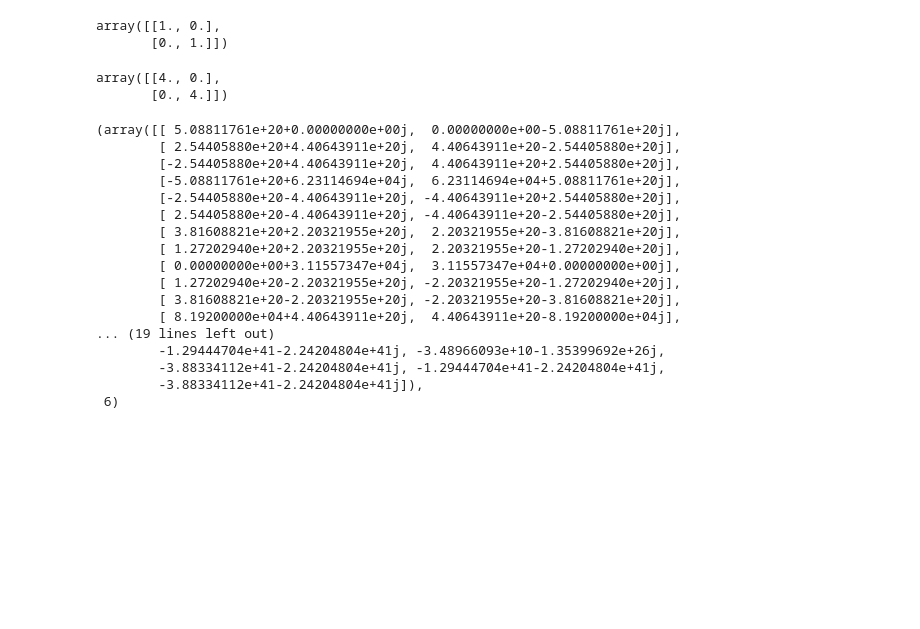
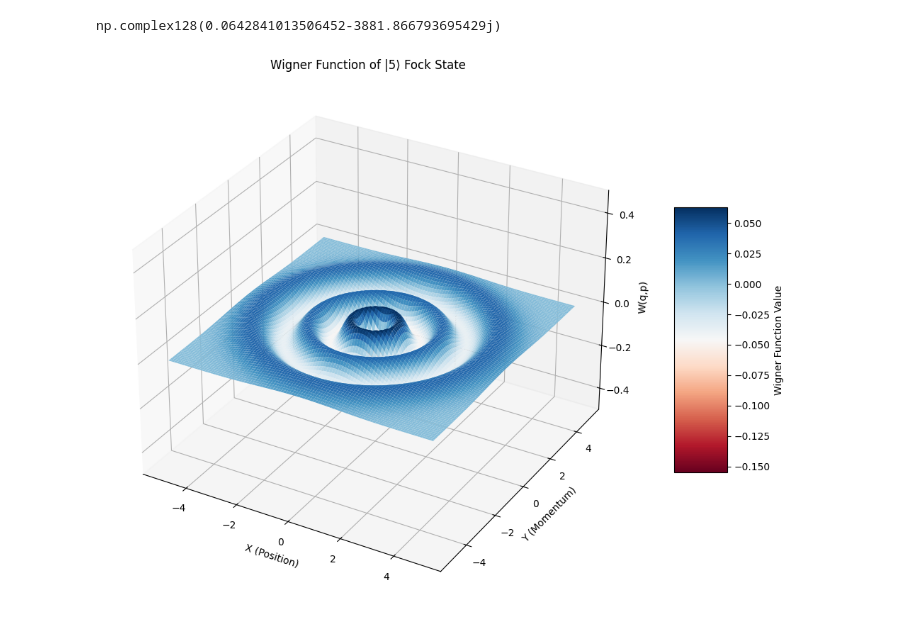
Before and after one commit to QiZhongLi/CV_Simulation, a Jupyter notebook: TestingClass.ipynb, the cells around one changed output. Cells and saved outputs as stored; diff of their text form; code cells hidden in the pictures; blank space fills up the shorter version.

Commit message:
Wigner function is almost correct. Just off by a factor of something or something with the grouping. The magnitudes are pretty much right but it's too spread out. Still fixing.

```diff
--- a/TestingClass.ipynb
+++ b/TestingClass.ipynb
@@ -360,51 +390,38 @@ def Displacement(alpha):
-# %%
-test = State(2)
-#test.ApplyOp(Sqz(0.8,0),d_squeezing)
-#W = test.Gaussian(x,p)
-#test.ApplyOp(Sqz(0.8,0), d_squeezing, mode_indices=1)
-test.removeMode(1)
-test.covs
-# %% [output]
-array([[1., 0.],
-       [0., 1.]])
-# %%
-# Initialize state
-test = State(2)
-
-# Convert inputs to NumPy arrays before passing
-etas = np.array([0.7, 0.5])  # <-- Convert to NumPy array
-nbars = np.array([3, 3])     # <-- Convert to NumPy array
-G = np.array([2, 2])
-test.ApplyLoss(etas, nbars)
-test.removeMode(0)
-test.normalize()
-test.covs
-# %% [output]
-array([[4., 0.],
-       [0., 4.]])
+# %%
+N = 5
+epsilon = 0.5
+state = prepare_fock_coherent(N, 1, epsilon)
+state.normalize
+W = state.get_wigner(x,x)
+np.max(W)
+# %% [output]
+np.complex128(0.0642841013506452-3881.866793695429j)
 # %%
 N = 5
 epsilon = 0.5
 state = prepare_fock_coherent(N, 1, epsilon)
-#state.normalize()
-#state.covs
+state.normalize
+W = state.get_wigner(x,x)
 
-Fock2Coh(N, 1, epsilon)
+
+fig = plt.figure(figsize=(12, 8))
+ax = fig.add_subplot(111, projection='3d')
+
+# Use proper surface plotting with colormap to show negativity
+surf = ax.plot_surface(X, P, W.real, cmap='RdBu',
+                      rstride=1, cstride=1,
+                      edgecolor='none',
+                      antialiased=True)
+
+ax.set_xlabel('X (Position)')
+ax.set_ylabel('Y (Momentum)')
+ax.set_zlabel('W(q,p)')
+ax.set_title(f'Wigner Function of |{N}⟩ Fock State')
+ax.set_zlim(-0.5, 0.5)  # Adjusted for better view of negativity
+
+# Add colorbar to show negative values
+fig.colorbar(surf, shrink=0.5, aspect=5, label='Wigner Function Value')
+plt.tight_layout()
+plt.show()
 # %% [output]
-(array([[ 5.08811761e+20+0.00000000e+00j,  0.00000000e+00-5.08811761e+20j],
-        [ 2.54405880e+20+4.40643911e+20j,  4.40643911e+20-2.54405880e+20j],
-        [-2.54405880e+20+4.40643911e+20j,  4.40643911e+20+2.54405880e+20j],
-        [-5.08811761e+20+6.23114694e+04j,  6.23114694e+04+5.08811761e+20j],
-        [-2.54405880e+20-4.40643911e+20j, -4.40643911e+20+2.54405880e+20j],
-        [ 2.54405880e+20-4.40643911e+20j, -4.40643911e+20-2.54405880e+20j],
-        [ 3.81608821e+20+2.20321955e+20j,  2.20321955e+20-3.81608821e+20j],
-        [ 1.27202940e+20+2.20321955e+20j,  2.20321955e+20-1.27202940e+20j],
-        [ 0.00000000e+00+3.11557347e+04j,  3.11557347e+04+0.00000000e+00j],
-        [ 1.27202940e+20-2.20321955e+20j, -2.20321955e+20-1.27202940e+20j],
-        [ 3.81608821e+20-2.20321955e+20j, -2.20321955e+20-3.81608821e+20j],
-        [ 8.19200000e+04+4.40643911e+20j,  4.40643911e+20-8.19200000e+04j],
-... (19 lines left out)
-        -1.29444704e+41-2.24204804e+41j, -3.48966093e+10-1.35399692e+26j,
-        -3.88334112e+41-2.24204804e+41j, -1.29444704e+41-2.24204804e+41j,
-        -3.88334112e+41-2.24204804e+41j]),
- 6)
+[figure, added]
```
Also changed, not shown: parts of 5 cells of this notebook, 2 other files.
